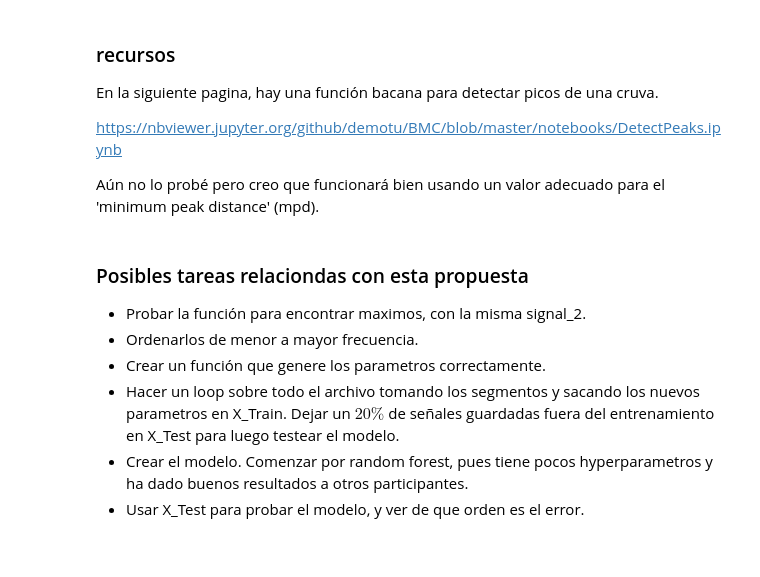
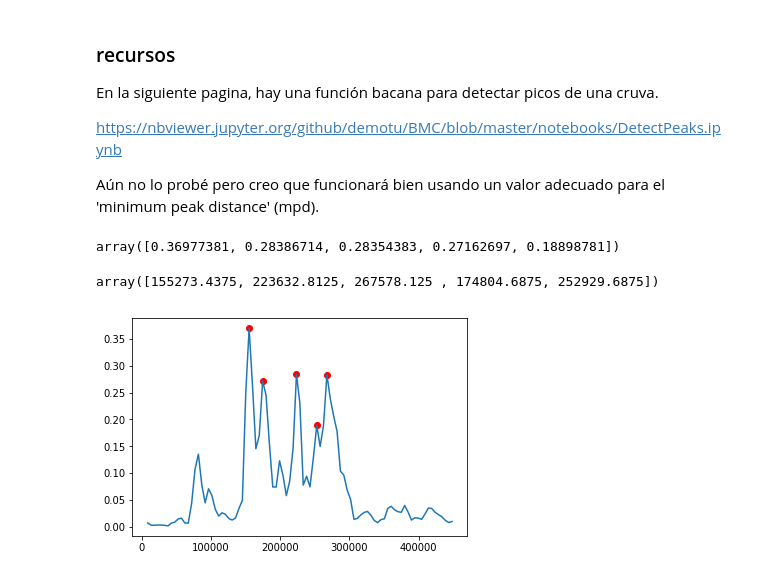
Before and after one commit to jhernandezsa/Earthquake, a Jupyter notebook: Analisis PSD.ipynb, the cells around one changed output. Cells and saved outputs as stored; diff of their text form; code cells hidden in the pictures.

Commit message:
adding function to find max values and frequebcies

```diff
--- a/Analisis PSD.ipynb
+++ b/Analisis PSD.ipynb
@@ -234,11 +246,37 @@ En la siguiente pagina, hay una función bacana para detectar picos de una cruva
 https://nbviewer.jupyter.org/github/demotu/BMC/blob/master/notebooks/DetectPeaks.ipynb
 
 Aún no lo probé pero creo que funcionará bien usando un valor adecuado para el 'minimum peak distance' (mpd).
-# %% [markdown]
-### Posibles tareas relaciondas con esta propuesta
-- Probar la función para encontrar maximos, con la misma signal_2.
-- Ordenarlos de menor a mayor frecuencia.
-- Crear un función que genere los parametros correctamente.
-- Hacer un loop sobre todo el archivo tomando los segmentos y sacando los nuevos parametros en X_Train. Dejar un $20 \%$ de señales guardadas fuera del entrenamiento en X_Test para luego testear el modelo.
-- Crear el modelo. Comenzar por random forest, pues tiene pocos hyperparametros y ha dado buenos resultados a otros participantes.
-- Usar X_Test para probar el modelo, y ver de que orden es el error.
+# %%
+import heapq
+
+#Nmax- how many max do you want?
+def get_max_values(freq, power, Nmax=5):
+
+    #finding peaks using inbuilt functions, condition on height
+    #peaks_positive, _=signal.find_peaks(power_spectrum, height=0.1)
+    #return indexes for power_spectrum
+    peaks_positive, _=signal.find_peaks(power,  height=0.1)
+    # find Nmax intensities values and order them
+    max_intensities= np.array(heapq.nlargest(Nmax, power[peaks_positive]))
+    #find Nmax intensities values and return their indexes
+    index_frequencies= heapq.nlargest(Nmax, range(len(power[peaks_positive])), power[peaks_positive].__getitem__)
+    #find max frequencies values
+    max_frequencies=freq[peaks_positive][index_frequencies]
+    #return numpy array
+    return max_intensities, max_frequencies
+
+max_int, max_freq= get_max_values(_frequencies, power_spectrum)
+# %%
+max_int
+# %% [output]
+array([0.36977381, 0.28386714, 0.28354383, 0.27162697, 0.18898781])
+# %%
+max_freq
+# %% [output]
+array([155273.4375, 223632.8125, 267578.125 , 174804.6875, 252929.6875])
+# %%
+plt.plot( max_freq,max_int, 'ro')
+plt.plot(_frequencies, power_spectrum)
+plt.show()
+# %% [output]
+[figure, added]
```
Also changed, not shown: parts of 10 cells of this notebook.
